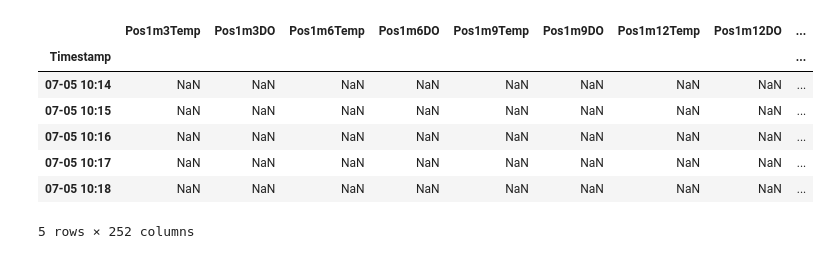
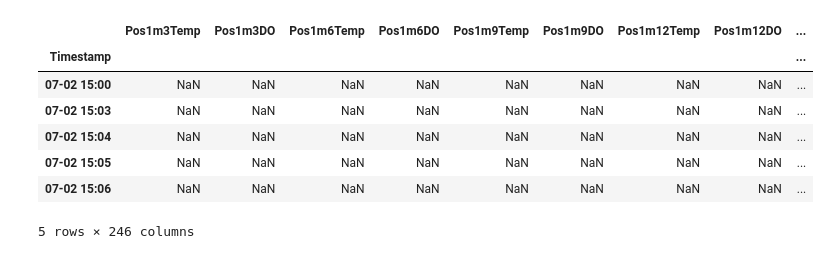
Before and after one commit to larsmmo/Master, a Jupyter notebook: src/visualization.ipynb, the cells around one changed output. Saved outputs shown, nothing was run; the diff lists cells and outputs as text; code cells hidden in the pictures.

```diff
--- a/src/visualization.ipynb
+++ b/src/visualization.ipynb
@@ -5,16 +7,15 @@ import seaborn as sb
 # %%
 #sb.color_palette("crest", as_cmap=True)
 # %%
-df = pd.read_csv('../data/oksygen/merged.csv')
+df = pd.read_csv('../data/mergedData.csv')
 df.set_index('Timestamp', inplace=True)
+df.head()
+# %% [output]
+|  | Pos1m3Temp | Pos1m3DO | Pos1m6Temp | Pos1m6DO | Pos1m9Temp | Pos1m9DO | Pos1m12Temp | Pos1m12DO | ... |
+| Timestamp |  |  |  |  |  |  |  |  | ... |
+| 07-02 15:00 | NaN | NaN | NaN | NaN | NaN | NaN | NaN | NaN | ... |
+| 07-02 15:03 | NaN | NaN | NaN | NaN | NaN | NaN | NaN | NaN | ... |
+| 07-02 15:04 | NaN | NaN | NaN | NaN | NaN | NaN | NaN | NaN | ... |
+| 07-02 15:05 | NaN | NaN | NaN | NaN | NaN | NaN | NaN | NaN | ... |
+| 07-02 15:06 | NaN | NaN | NaN | NaN | NaN | NaN | NaN | NaN | ... |
+5 rows × 246 columns
-# %%
-df.tail()
-# %% [output]
-|  | Pos1m3Temp | Pos1m3DO | Pos1m6Temp | Pos1m6DO | Pos1m9Temp | Pos1m9DO | Pos1m12Temp | Pos1m12DO | ... |
-| Timestamp |  |  |  |  |  |  |  |  | ... |
-| 07-05 10:14 | NaN | NaN | NaN | NaN | NaN | NaN | NaN | NaN | ... |
-| 07-05 10:15 | NaN | NaN | NaN | NaN | NaN | NaN | NaN | NaN | ... |
-| 07-05 10:16 | NaN | NaN | NaN | NaN | NaN | NaN | NaN | NaN | ... |
-| 07-05 10:17 | NaN | NaN | NaN | NaN | NaN | NaN | NaN | NaN | ... |
-| 07-05 10:18 | NaN | NaN | NaN | NaN | NaN | NaN | NaN | NaN | ... |
-5 rows × 252 columns
```
Also changed, not shown: parts of 9 cells of this notebook, 1 other file.
